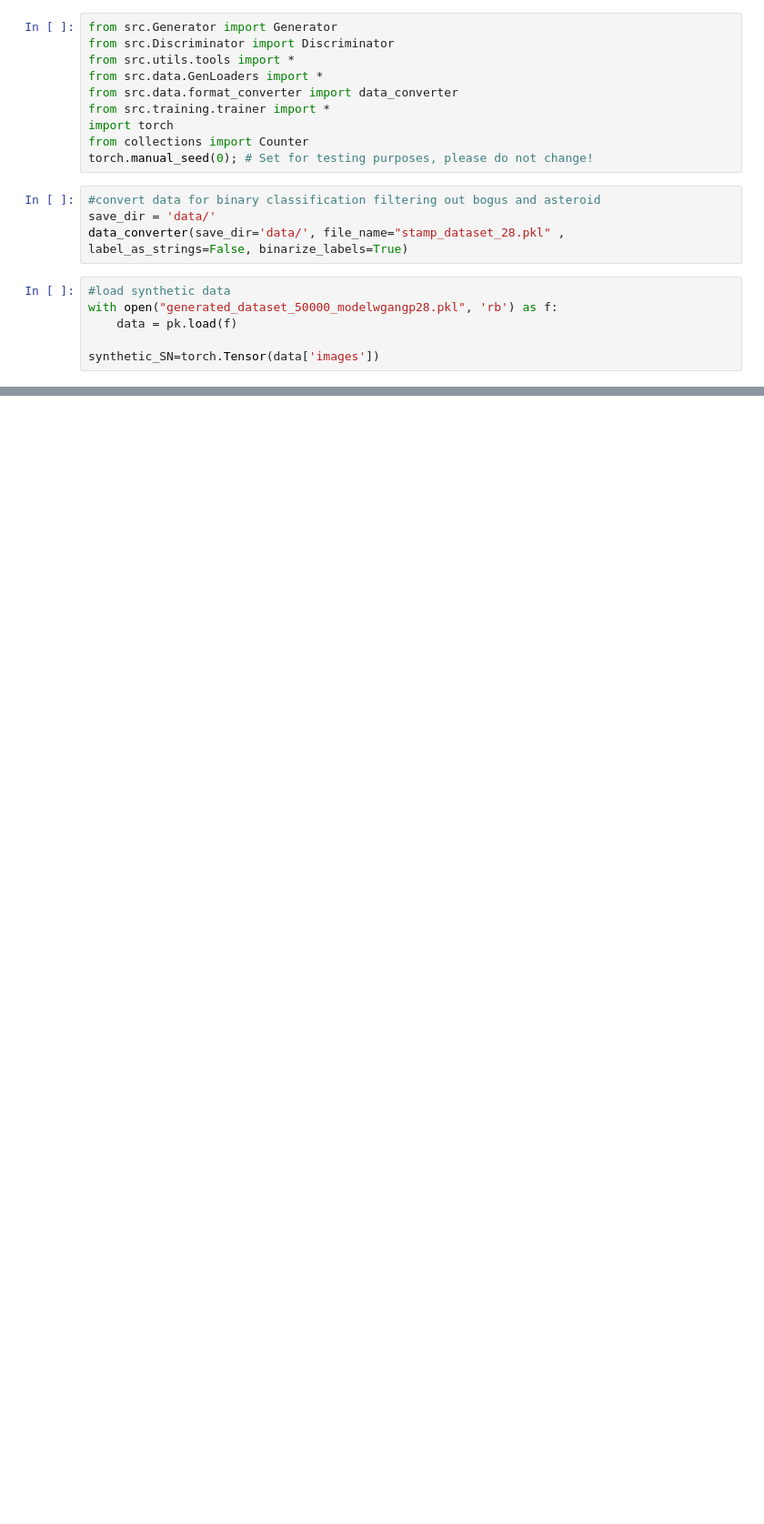
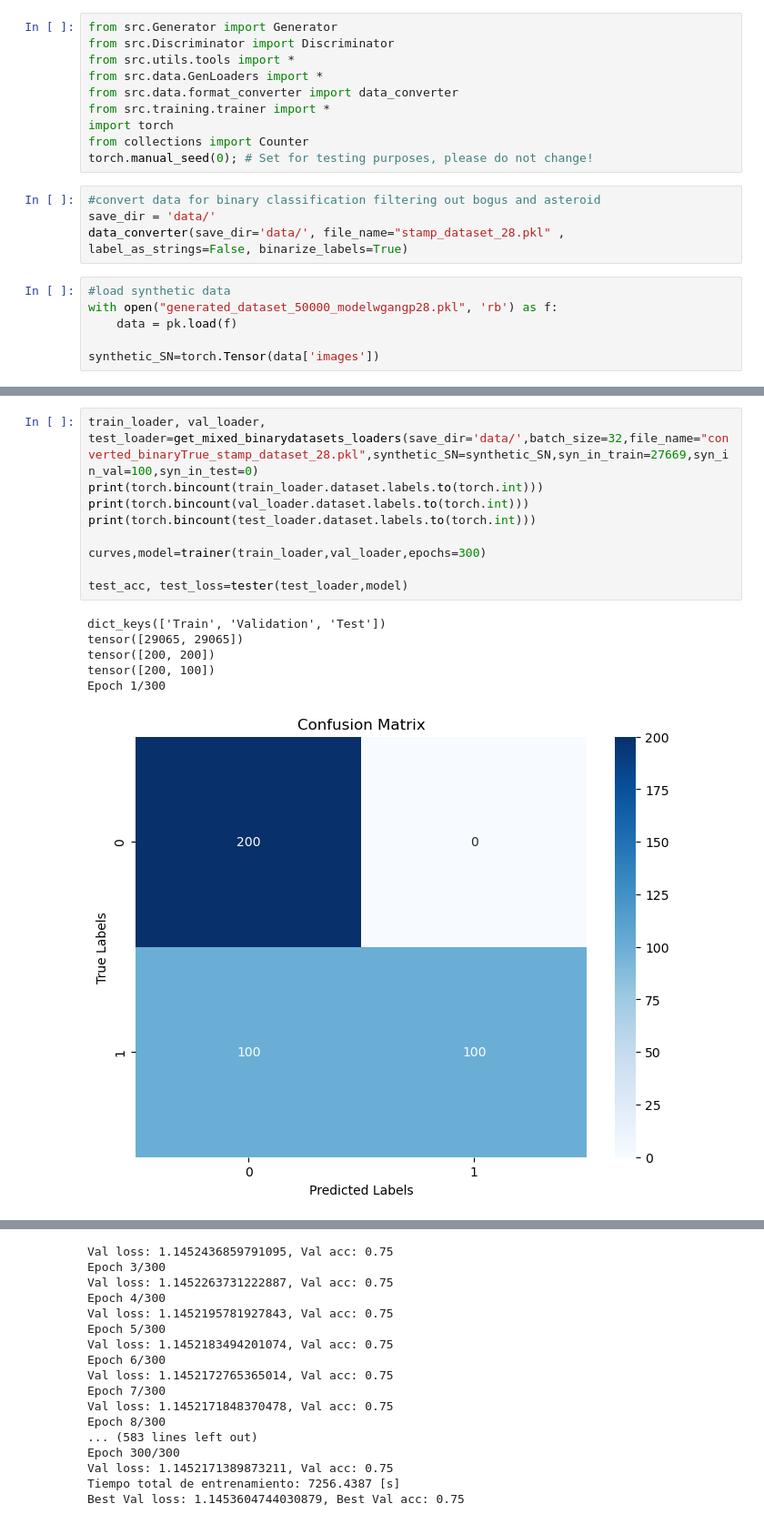
Before and after one commit to nfierroflo/Astronomical-Images-with-GANs, a Jupyter notebook: binary__experiments.ipynb, the cells around one changed output, grey strips where cells are left out. Shown at 91% size. Saved outputs shown, nothing was run; the diff lists cells and outputs as text; blank space fills up the shorter version.

Commit message:
binary experiments

```diff
--- a/binary__experiments.ipynb
+++ b/binary__experiments.ipynb
@@ -99,0 +293,16 @@ test_acc, test_loss=tester(test_loader,model)
+# %%
+train_loader, val_loader, test_loader=get_mixed_binarydatasets_loaders(save_dir='data/',batch_size=32,file_name="converted_binaryTrue_stamp_dataset_28.pkl",synthetic_SN=synthetic_SN,syn_in_train=27669,syn_in_val=100,syn_in_test=0)
+print(torch.bincount(train_loader.dataset.labels.to(torch.int)))
+print(torch.bincount(val_loader.dataset.labels.to(torch.int)))
+print(torch.bincount(test_loader.dataset.labels.to(torch.int)))
+
+curves,model=trainer(train_loader,val_loader,epochs=300)
+
+test_acc, test_loss=tester(test_loader,model)
+# %% [output]
+dict_keys(['Train', 'Validation', 'Test'])
+tensor([29065, 29065])
+tensor([200, 200])
+tensor([200, 100])
+Epoch 1/300
+[figure, added]
@@ -99,0 +311,17 @@ test_acc, test_loss=tester(test_loader,model)
+Val loss: 1.1452436859791095, Val acc: 0.75
+Epoch 3/300
+Val loss: 1.1452263731222887, Val acc: 0.75
+Epoch 4/300
+Val loss: 1.1452195781927843, Val acc: 0.75
+Epoch 5/300
+Val loss: 1.1452183494201074, Val acc: 0.75
+Epoch 6/300
+Val loss: 1.1452172765365014, Val acc: 0.75
+Epoch 7/300
+Val loss: 1.1452171848370478, Val acc: 0.75
+Epoch 8/300
+... (583 lines left out)
+Epoch 300/300
+Val loss: 1.1452171389873211, Val acc: 0.75
+Tiempo total de entrenamiento: 7256.4387 [s]
+Best Val loss: 1.1453604744030879, Best Val acc: 0.75
```
Also changed, not shown: parts of 16 cells of this notebook, 6 other files.
